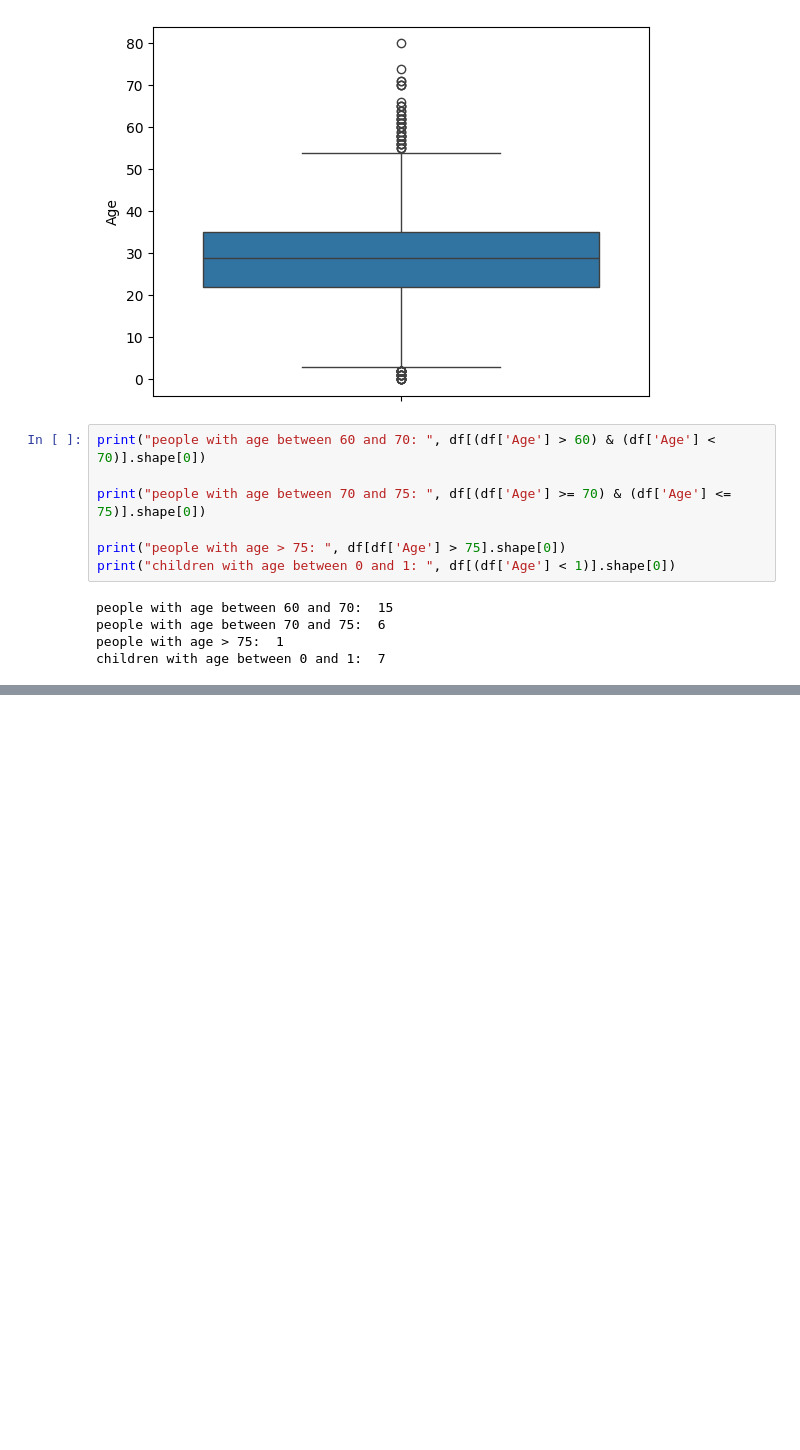
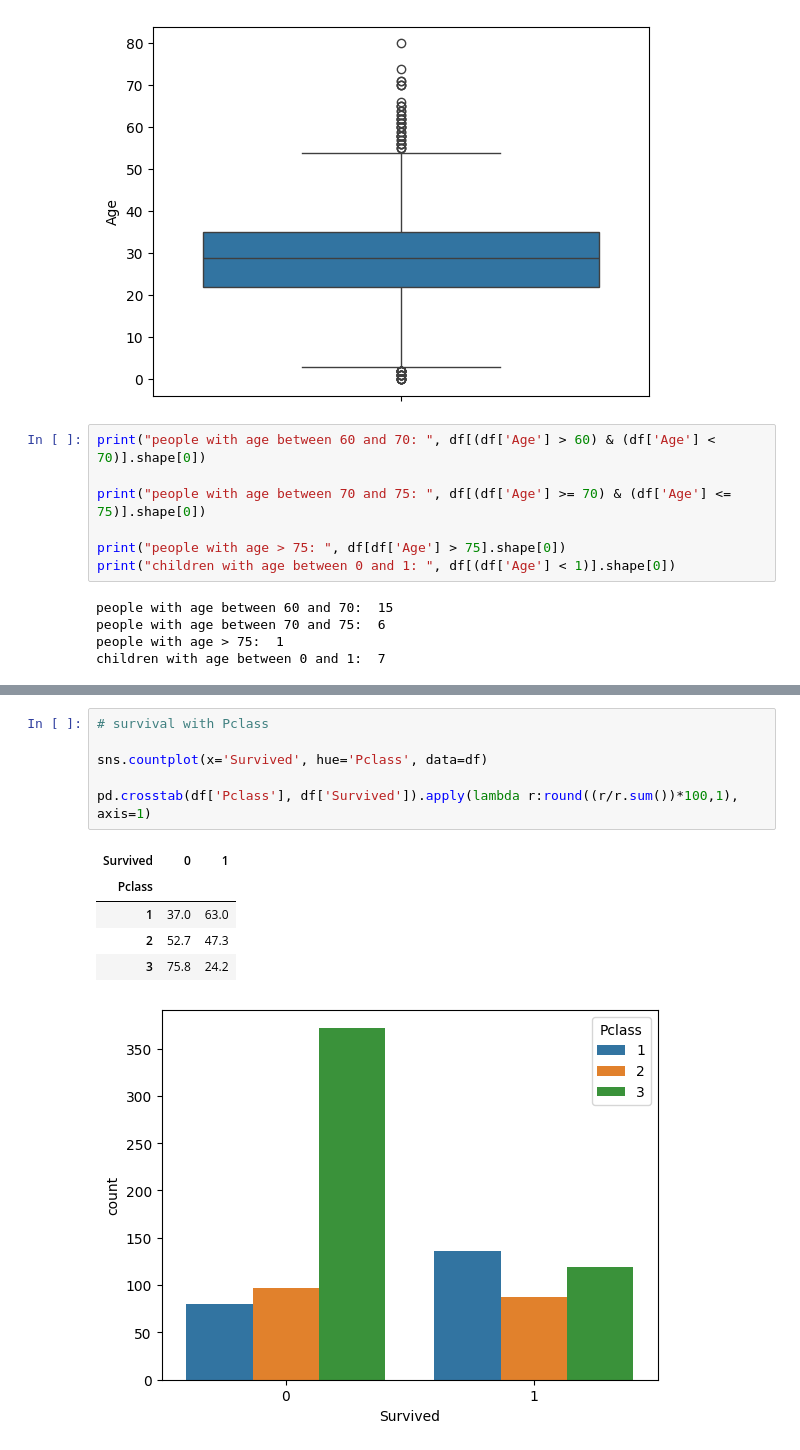
Before and after one commit to shahpranshu27/HandsOn_ML, a Jupyter notebook: EDA_Titanic.ipynb, the cells around one changed output, grey strips where cells are left out. Saved outputs shown, nothing was run; the diff lists cells and outputs as text; blank space fills up the shorter version.

```diff
--- a/EDA_Titanic.ipynb
+++ b/EDA_Titanic.ipynb
@@ -413,0 +454,13 @@ children with age between 0 and 1:  7
+# %%
+# survival with Pclass
+
+sns.countplot(x='Survived', hue='Pclass', data=df)
+
+pd.crosstab(df['Pclass'], df['Survived']).apply(lambda r:round((r/r.sum())*100,1), axis=1)
+# %% [output]
+| Survived | 0 | 1 |
+| Pclass |  |  |
+| 1 | 37.0 | 63.0 |
+| 2 | 52.7 | 47.3 |
+| 3 | 75.8 | 24.2 |
+[figure, added]
```
Also changed, not shown: parts of 21 cells of this notebook.
